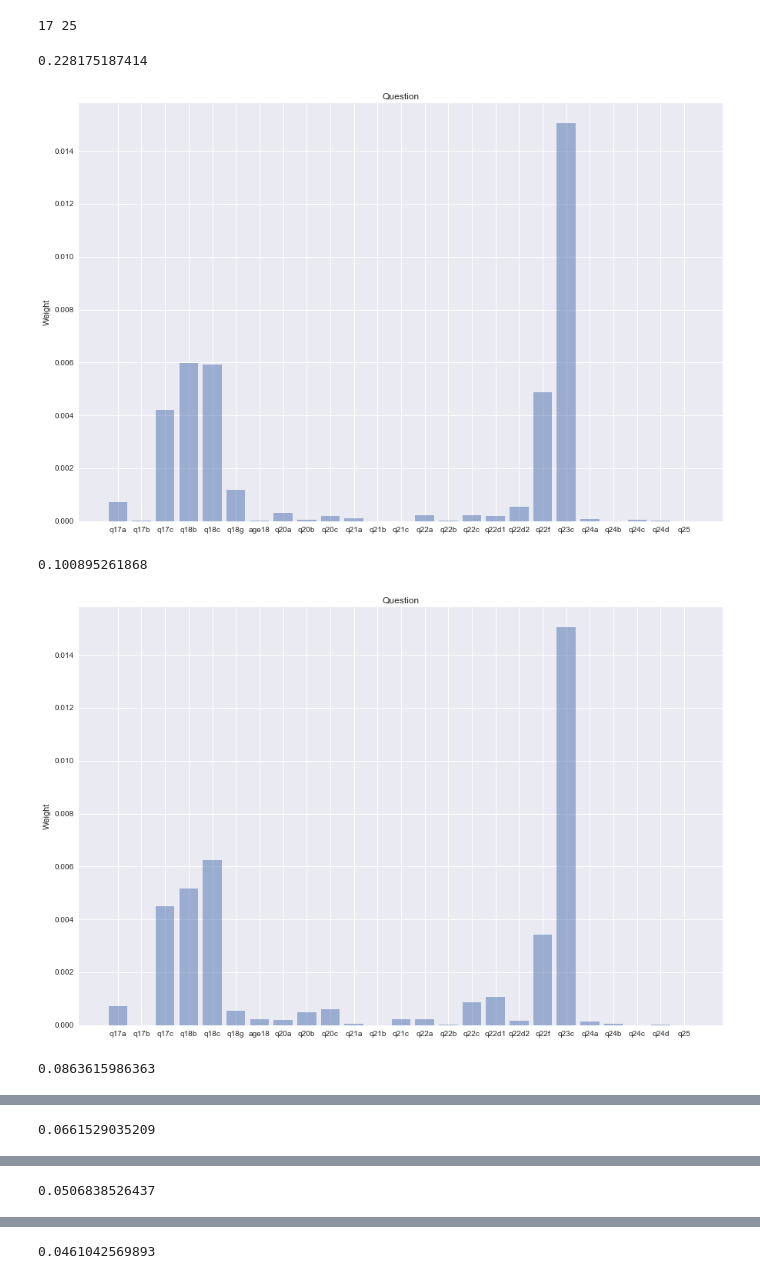
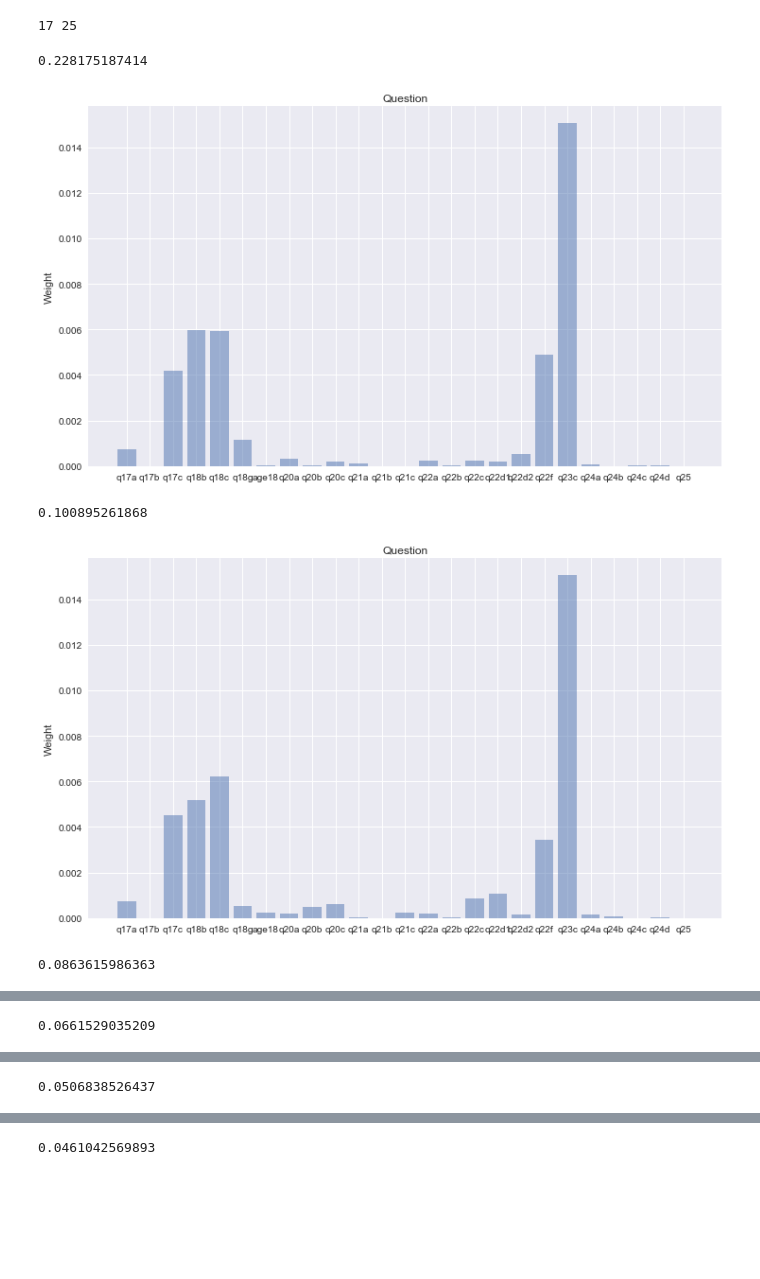
Before and after one commit to niniko1997/sjsp, a Jupyter notebook: analysis_notebooks/svd_rf.ipynb, the cells around one changed output, grey strips where cells are left out. Drawn from its saved outputs; the diff is of its cells as text; code cells hidden in the pictures; blank space fills up the shorter version.

```diff
--- a/analysis_notebooks/svd_rf.ipynb
+++ b/analysis_notebooks/svd_rf.ipynb
@@ -380,18 +423,18 @@ print(thresh_four, len(norm_s4))
 # %%
 #check weights for each component
 
 #normalize the v1
 norm_v4t = normalize_v(v4.transpose())
 
 #go through the numbe of dimensions that maintain threshhold and depict the column importance
 for i in range(0, thresh_four):
     col = norm_v4t[i]
 
     print(norm_s4[i])
-    plot_bar(col, section_four.columns, fig_size=(10,))
+    plot_bar(col, section_four.columns, fig_size=(12,7))
 # %% [output]
 0.228175187414
-[figure, old version]
+[figure, new version]
 0.100895261868
-[figure, old version]
+[figure, new version]
 0.0863615986363
```
Also changed, not shown: parts of 6 cells of this notebook, 9 other files.
